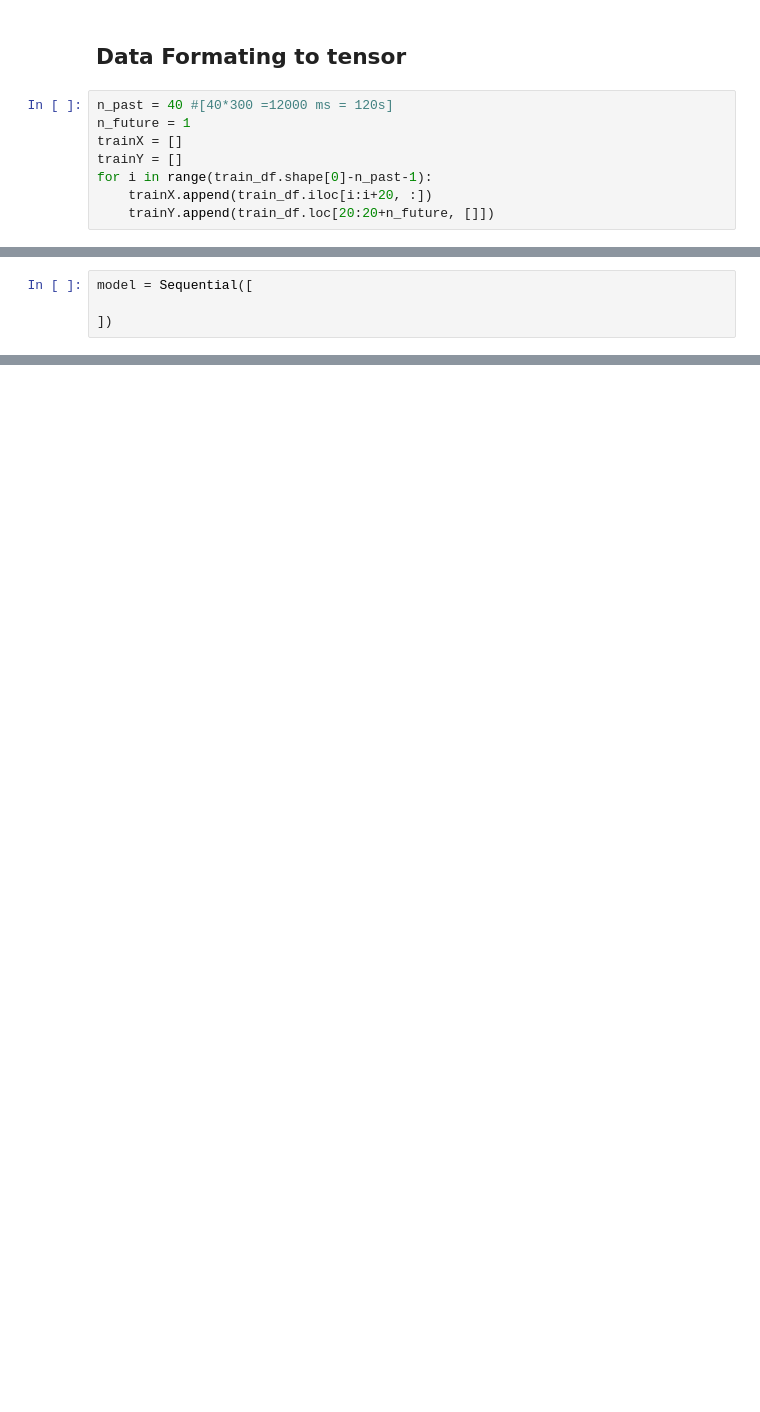
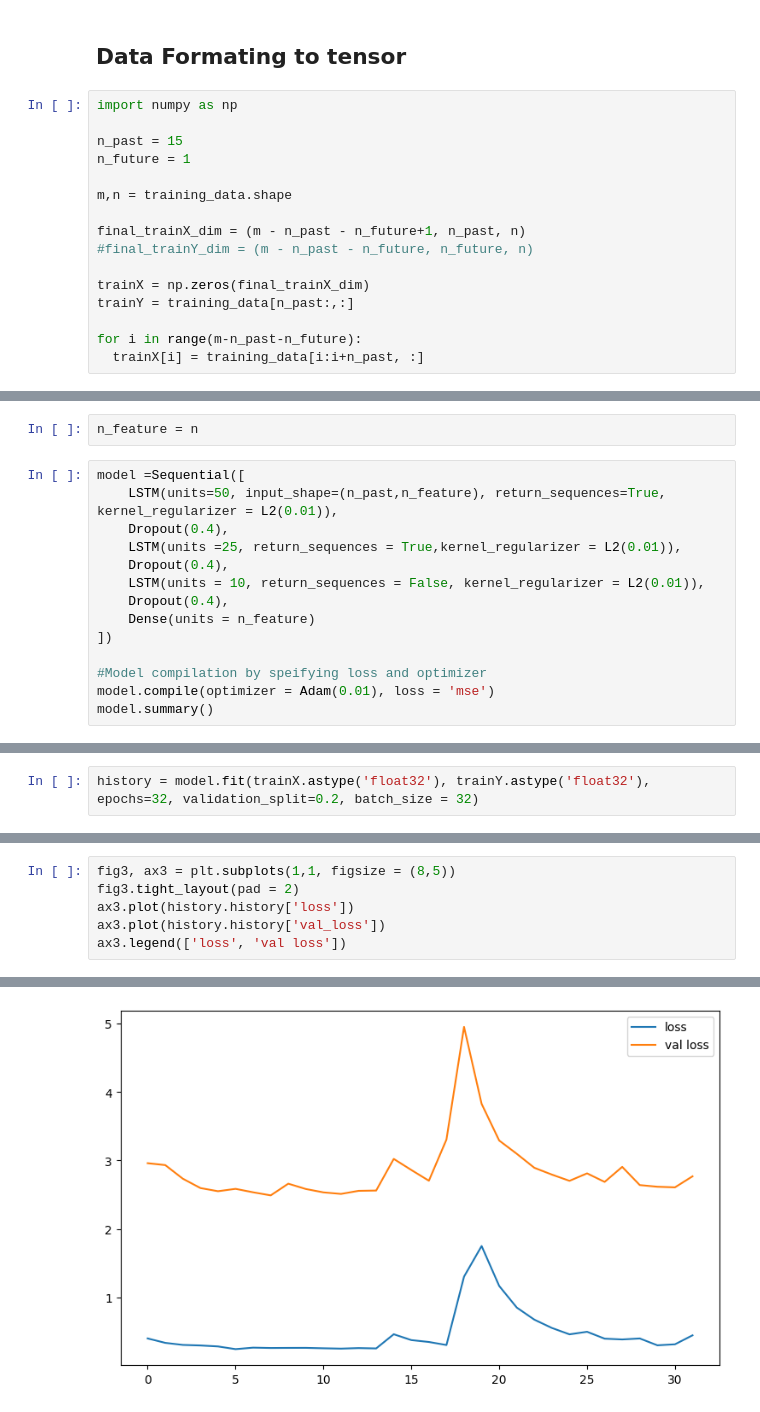
Before and after one commit to Im-Alam/VM-Resource-Analysis, a Jupyter notebook: VM_Analysis.ipynb, the cells around one changed output, grey strips where cells are left out. Drawn from its saved outputs; the diff is of its cells as text; blank space fills up the shorter version.

Commit message:
data prepration for LSTM model and model training

```diff
--- a/VM_Analysis.ipynb
+++ b/VM_Analysis.ipynb
@@ -233,10 +285,18 @@ scaler.fit_transform(data[relevant])
 # %% [markdown]
 ## Data Formating to tensor
 # %%
-n_past = 40 #[40*300 =12000 ms = 120s]
+import numpy as np
+
+n_past = 15
 n_future = 1
-trainX = []
-trainY = []
-for i in range(train_df.shape[0]-n_past-1):
-    trainX.append(train_df.iloc[i:i+20, :])
-    trainY.append(train_df.loc[20:20+n_future, []])
+
+m,n = training_data.shape
+
+final_trainX_dim = (m - n_past - n_future+1, n_past, n)
+#final_trainY_dim = (m - n_past - n_future, n_future, n)
+
+trainX = np.zeros(final_trainX_dim)
+trainY = training_data[n_past:,:]
+
+for i in range(m-n_past-n_future):
+  trainX[i] = training_data[i:i+n_past, :]
@@ -243,4 +334,16 @@ for i in range(train_df.shape[0]-n_past-1):
+# %%
+n_feature = n
 # %%
-model = Sequential([
+model =Sequential([
+    LSTM(units=50, input_shape=(n_past,n_feature), return_sequences=True, kernel_regularizer = L2(0.01)),
+    Dropout(0.4),
+    LSTM(units =25, return_sequences = True,kernel_regularizer = L2(0.01)),
+    Dropout(0.4),
+    LSTM(units = 10, return_sequences = False, kernel_regularizer = L2(0.01)),
+    Dropout(0.4),
+    Dense(units = n_feature)
+])
 
-])
+#Model compilation by speifying loss and optimizer
+model.compile(optimizer = Adam(0.01), loss = 'mse')
+model.summary()
@@ -246,0 +368,2 @@ model = Sequential([
+# %%
+history = model.fit(trainX.astype('float32'), trainY.astype('float32'), epochs=32, validation_split=0.2, batch_size = 32)
@@ -246,0 +408,7 @@ model = Sequential([
+# %%
+fig3, ax3 = plt.subplots(1,1, figsize = (8,5))
+fig3.tight_layout(pad = 2)
+ax3.plot(history.history['loss'])
+ax3.plot(history.history['val_loss'])
+ax3.legend(['loss', 'val loss'])
+# %% [output]
@@ -246,0 +416 @@ model = Sequential([
+[figure, added]
```
Also changed, not shown: parts of 19 cells of this notebook.
